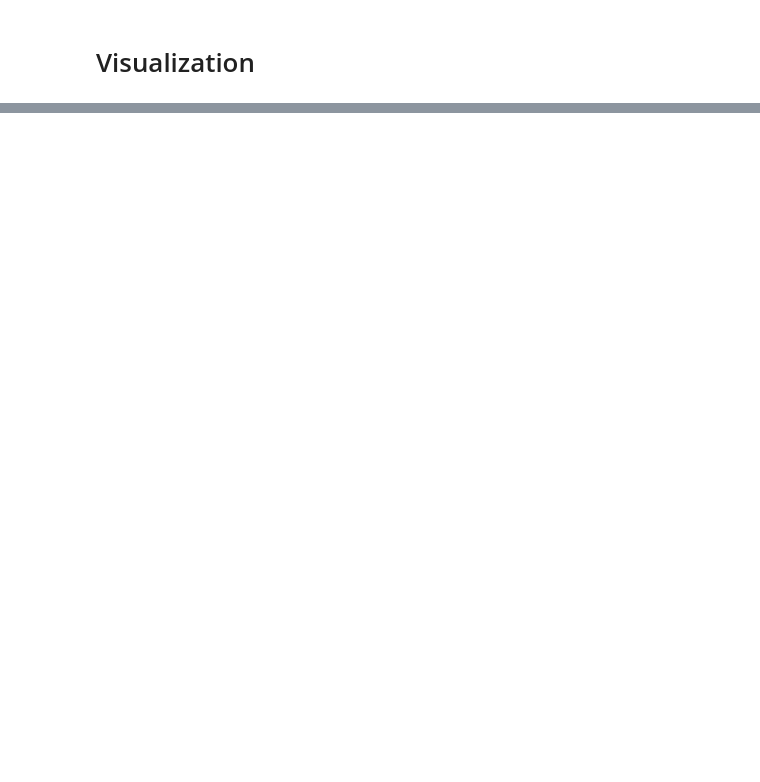
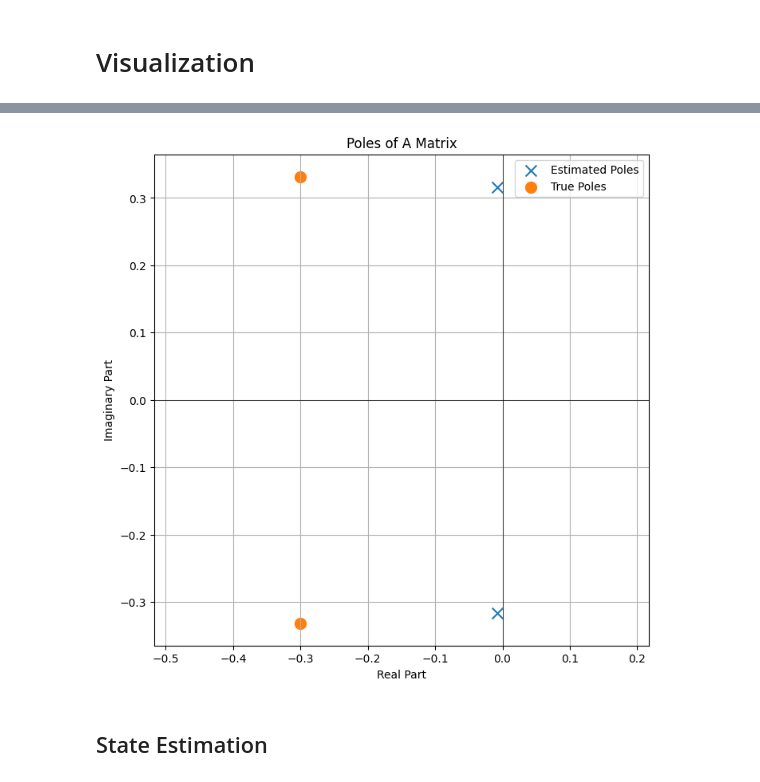
Before and after one commit to SMU-HCI/cs702-ci, a Jupyter notebook: week-10/lecture/lg-ssm.ipynb, the cells around one changed output, grey strips where cells are left out. Drawn from its saved outputs; the diff is of its cells as text; code cells hidden in the pictures; blank space fills up the shorter version.

```diff
--- a/week-10/lecture/lg-ssm.ipynb
+++ b/week-10/lecture/lg-ssm.ipynb
@@ -244,0 +257,49 @@ True B =
+# %%
+import numpy as np
+import matplotlib.pyplot as plt
+
+# Estimated A matrix
+a_est = 1.30
+b_est = 0.02
+c_est = 0.13
+A_est = np.array([[0, 1], [-c_est / a_est, -b_est / a_est]])
+
+# True A matrix
+a_true = 0.5
+b_true = 0.3
+c_true = 0.1
+A_true = np.array([[0, 1], [-c_true / a_true, -b_true / a_true]])
+
+# Calculate eigenvalues (poles)
+poles_est = np.linalg.eigvals(A_est)
+poles_true = np.linalg.eigvals(A_true)
+
+# Plot the poles
+plt.figure(figsize=(8, 8))
+
+# Plot estimated poles
+plt.scatter(poles_est.real, poles_est.imag, marker='x', s=100, label='Estimated Poles')
+
+# Plot true poles
+plt.scatter(poles_true.real, poles_true.imag, marker='o', s=100, label='True Poles')
+
+# Add unit circle
+circle = plt.Circle((0, 0), 1, color='gray', fill=False, linestyle='--')
+plt.gca().add_artist(circle)
+
+# Add axes lines
+plt.axhline(0, color='black', linewidth=0.5)
+plt.axvline(0, color='black', linewidth=0.5)
+
+# Set axis limits and labels
+plt.xlabel('Real Part')
+plt.ylabel('Imaginary Part')
+plt.title('Poles of A Matrix')
+plt.legend()
+plt.grid(True)
+plt.axis('equal')  # Ensure equal scaling of axes
+plt.show()
+# %% [output]
+[figure, added]
+# %% [markdown]
+## State Estimation
```
Also changed, not shown: parts of 12 cells of this notebook.
